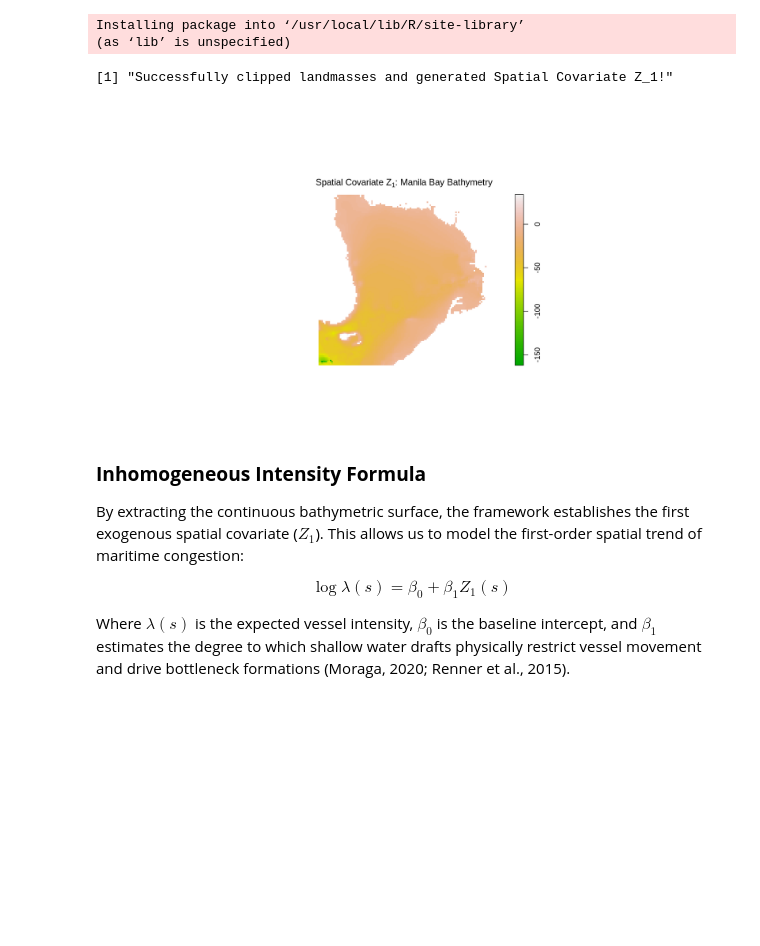
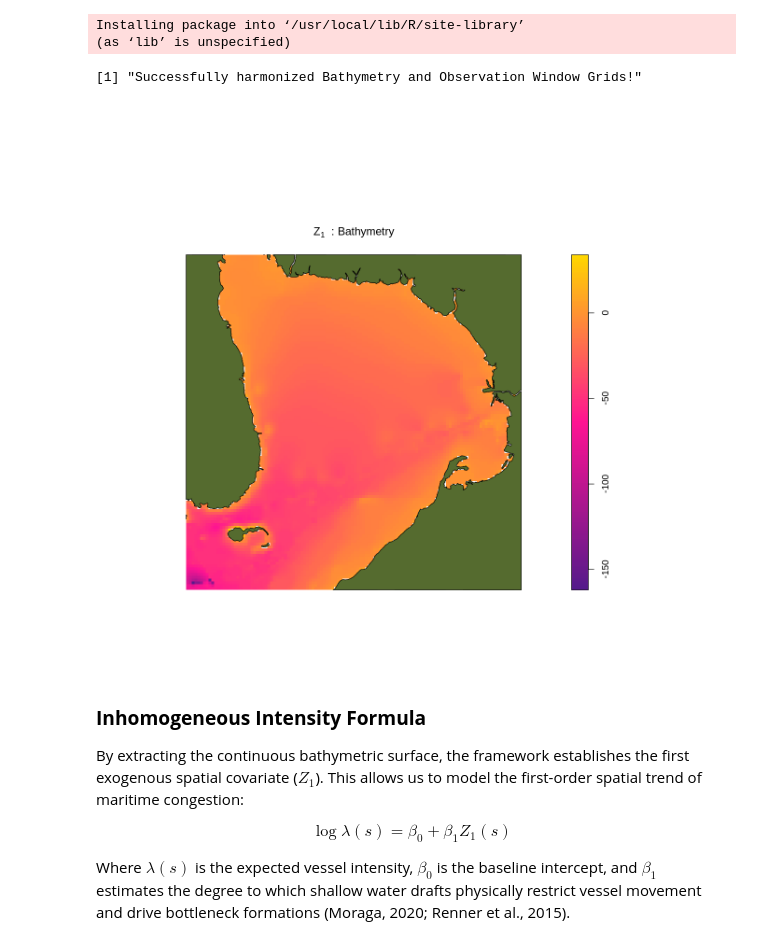
Before and after one commit to rm-cg/maritime-anisotropy-lgcp-R, a Jupyter notebook: 01_maritime_anisotropy_LGCP.ipynb, the cells around one changed output. Drawn from its saved outputs; the diff is of its cells as text; code cells hidden in the pictures; blank space fills up the shorter version.

```diff
--- a/01_maritime_anisotropy_LGCP.ipynb
+++ b/01_maritime_anisotropy_LGCP.ipynb
@@ -333,31 +332,48 @@ library(spatstat)
 # %% [output]
 Installing package into ‘/usr/local/lib/R/site-library’
 (as ‘lib’ is unspecified)
-# %%
-# Extract & Crop the GEBCO Bathymetry Grid
-gebco_raster <- rast("gebco_bathymetry.tif")
-manila_ext <- ext(120.5, 121.0, 14.3, 14.8)
-cropped_gebco <- crop(gebco_raster, manila_ext)
-
-# Convert to spatstat pixel image
-gebco_df <- as.data.frame(cropped_gebco, xy = TRUE)
-colnames(gebco_df) <- c("x", "y", "depth")
-
-# Create the rectangular image
-Z1_bathymetry_raw <- as.im(gebco_df, W = marine_window)
-
-# Clip strictly to the non-convex marine window to delete the landmasses
-Z1_bathymetry <- Z1_bathymetry_raw[marine_window, drop = FALSE]
-
-print("Successfully clipped landmasses and generated Spatial Covariate Z_1!")
-
-# Graph Spatial Covariate Z_1 with proper mathematical subscript
-plot(Z1_bathymetry,
-     main = expression(paste("Spatial Covariate ", Z[1], ": Manila Bay Bathymetry")),
-     col = terrain.colors(100))
-# %% [output]
-[1] "Successfully clipped landmasses and generated Spatial Covariate Z_1!"
-[figure, removed]
+# %%
+# DAY 8 - TASK 1 (FINAL GRID HARMONIZATION FIX): Bathymetry
+library(terra)
+library(spatstat)
+
+gebco_raster <- rast("gebco_bathymetry.tif")
+manila_ext <- ext(120.5, 121.0, 14.3, 14.8)
+cropped_gebco <- crop(gebco_raster, manila_ext)
+
+# THE FATAL BUG FIX: na.rm = FALSE prevents R from silently deleting the western ocean boundary!
+gebco_df <- as.data.frame(cropped_gebco, xy = TRUE, na.rm = FALSE)
+colnames(gebco_df) <- c("x", "y", "depth")
+
+# Generate the master grid
+Z1_bathymetry_raw <- as.im(gebco_df)
+
+# Harmonize the polygonal marine window to match the FULL 120.5 to 121.0 GEBCO grid
+marine_window_aligned <- as.mask(marine_window, xy = Z1_bathymetry_raw)
+
+# Clip the bathymetry safely using the perfectly aligned mask
+Z1_bathymetry <- Z1_bathymetry_raw[marine_window_aligned, drop = FALSE]
+
+# Re-bind the vessel point patterns to the new, perfectly aligned window
+ppp_habagat <- ppp_habagat[marine_window_aligned]
+ppp_amihan <- ppp_amihan[marine_window_aligned]
+
+print("Successfully harmonized Bathymetry and Observation Window Grids!")
+
+# --- CUSTOM 3-COLOR PLASMA BATHYMETRY PALETTE FOR PUBLICATION ---
+# Deep trenches (Purple) -> Mid-depths (Pink) -> Shallow Coasts (Gold)
+# ZERO black, ZERO white, ZERO blue.
+pal_bathy <- colorRampPalette(c("purple4", "deeppink", "gold"))(256)
+
+# --- GRAPH COVARIATE Z1 (WITH LANDMASS OVERLAY) ---
+options(repr.plot.width = 10, repr.plot.height = 10)
+plot(Z1_bathymetry, main = expression(Z[1] ~ ": Bathymetry"), col = pal_bathy)
+
+# Overlay the exact same green landmass generated back in Day 3
+plot(land_owin, add = TRUE, col = "darkolivegreen")
+# %% [output]
+[1] "Successfully harmonized Bathymetry and Observation Window Grids!"
+[figure, added]
 # %% [markdown]
 ### **Inhomogeneous Intensity Formula**
 By extracting the continuous bathymetric surface, the framework establishes the first exogenous spatial covariate ($Z_1$). This allows us to model the first-order spatial trend of maritime congestion:
```
Also changed, not shown: parts of 8 cells of this notebook.
